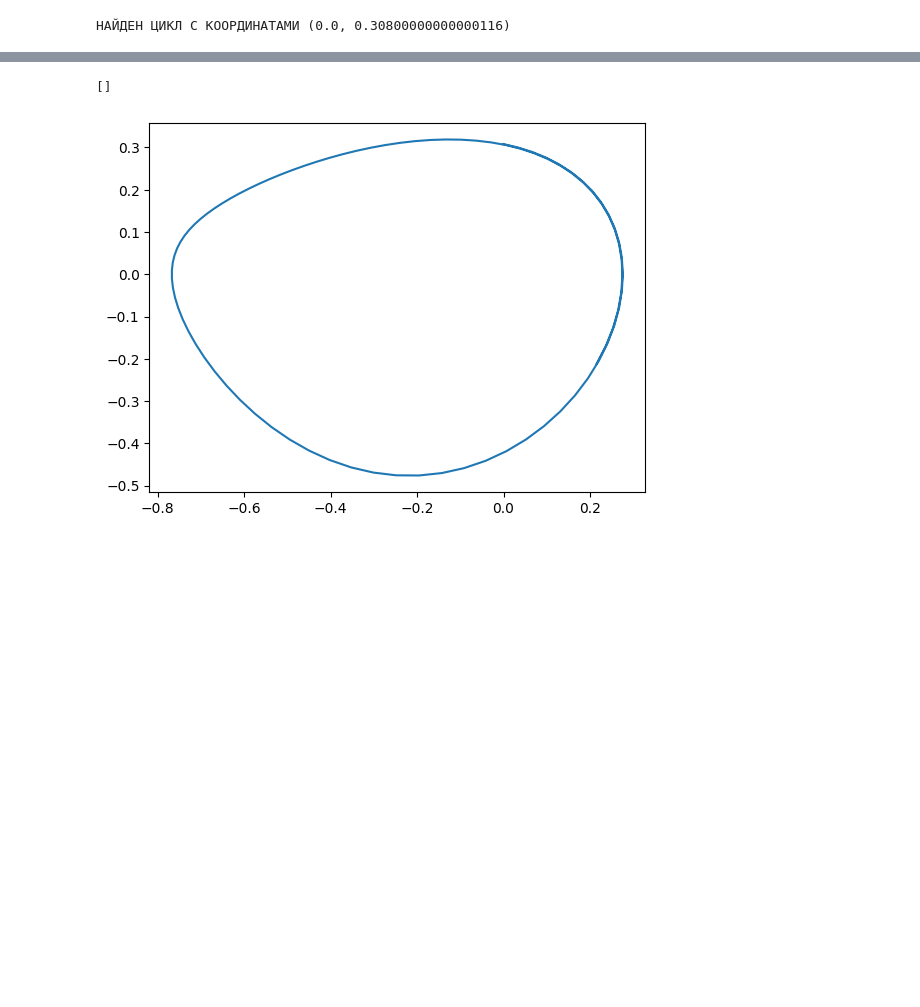
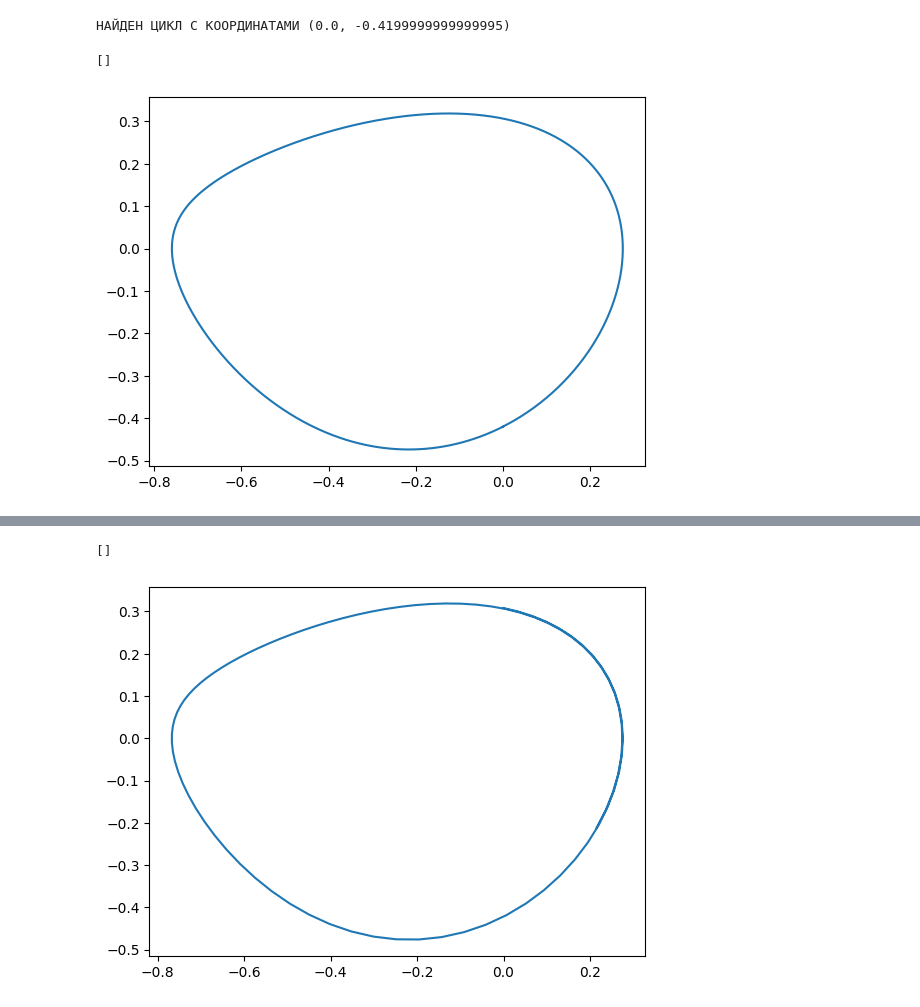
Before and after one commit to ScorpKir/graduate-work, a Jupyter notebook: Тестовый_полигон.ipynb, the cells around one changed output, grey strips where cells are left out. Cells and saved outputs as stored; diff of their text form; code cells hidden in the pictures; blank space fills up the shorter version.

```diff
--- a/Тестовый_полигон.ipynb
+++ b/Тестовый_полигон.ipynb
@@ -203,3 +203,23 @@ def is_cycle(
                     print(f'Погрешность: {tolerance}')
                     print(f'Разница между точками: {abs(start_point[1] - current_point[1])}')
                 return False
+# %%
+def __is_vertical_axe_intersected(
+    current_point: np.array,
+    previous_point: np.array,
+    start_point: np.array
+) -> bool:
+    """
+        Функция определяет, пересекли ли мы вертикальную ось.
+
+        :param current_point: Текущая точка фазовой траектории.
+        :param previous_point: Предыдущая точка фазовой траектории.
+        :param start_point: Точка начала фазовой траектории.
+    """
+    vertical_axes_intersection_criterios = [
+        current_point[0] > start_point[0] \
+            and previous_point[0] < start_point[0],
+        current_point[0] < start_point[0] \
+            and previous_point[0] > start_point[0],
+    ]
+    return any(vertical_axes_intersection_criterios)
@@ -244,19 +384,27 @@ print(results)
 # %%
 mu = 0.1
 a1 = 1.0
 a2 = -1.0
 a3 = 1.0
 
 x = 0.0
 y_range = np.arange(-1, 1, 0.004)
 
 for coordinate in y_range:
-    x0 = [x, coordinate]
+    x0 = np.array([x, coordinate])
     result = is_cycle(x0, equation, mu=mu, a1=a1, a2=a2, a3=a3)
-    if result:
+    if result['result']:
         print(f'НАЙДЕН ЦИКЛ С КООРДИНАТАМИ ({x}, {coordinate})')
+        sol = result['trajectory']
+        figure, second_axes = plt.subplots()
+        second_axes.plot(sol[:, 0], sol[:, 1])
+
+
+plt.plot()
 # %% [output]
-НАЙДЕН ЦИКЛ С КООРДИНАТАМИ (0.0, 0.30800000000000116)
+НАЙДЕН ЦИКЛ С КООРДИНАТАМИ (0.0, -0.4199999999999995)
+[]
+[figure, added]
 # %%
 # Тест-кейс на цикл
 # x0 = np.array([-0.07480444, 0.31670763])
```
Also changed, not shown: parts of 2 cells of this notebook, 4 other files.
